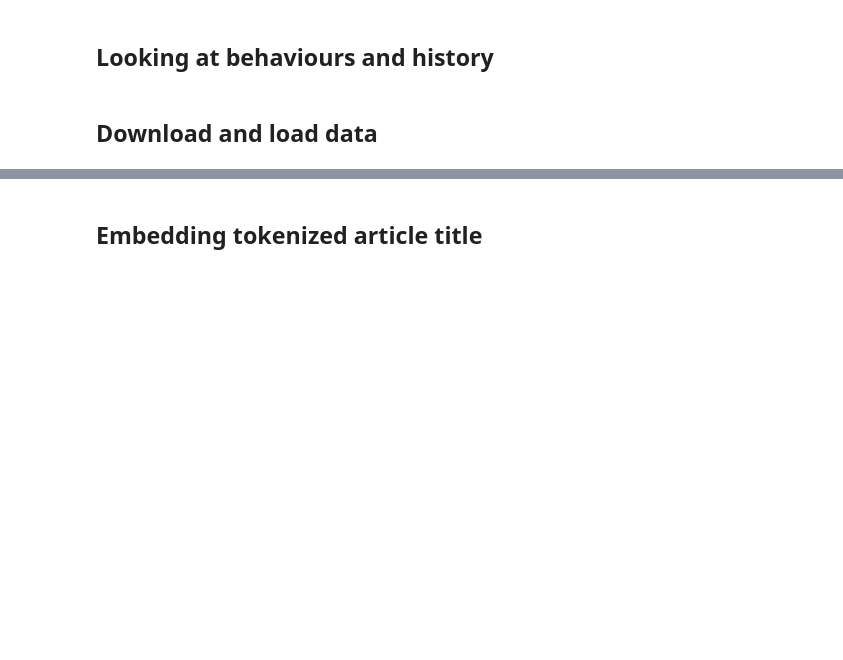
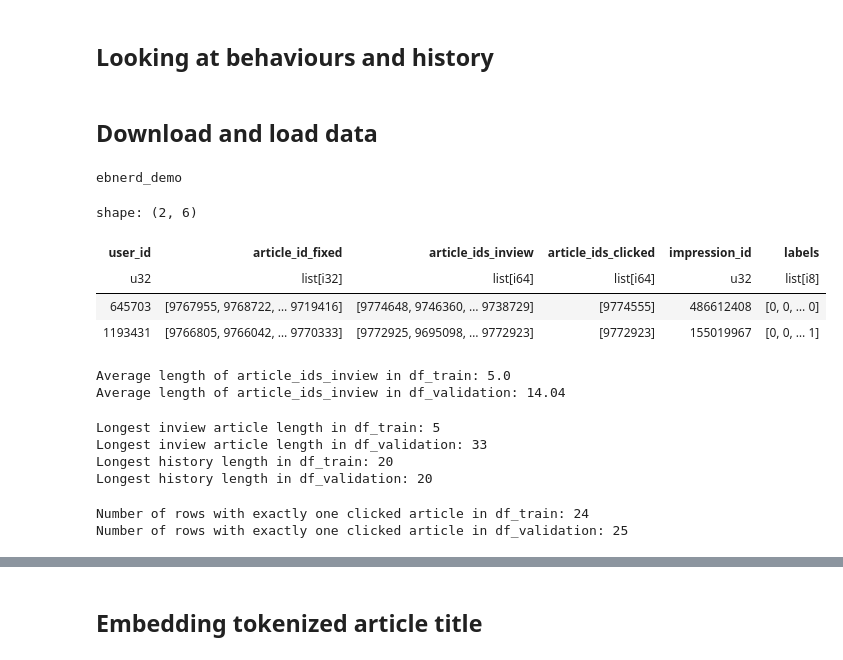
Before and after one commit to Gustavclausen1804/Deeplearning-RecSys-Challenge-2024, a Jupyter notebook: nrms_torch.ipynb, the cells around one changed output, grey strips where cells are left out. Cells and saved outputs as stored; diff of their text form; code cells hidden in the pictures; blank space fills up the shorter version.

```diff
--- a/nrms_torch.ipynb
+++ b/nrms_torch.ipynb
@@ -66,8 +70,10 @@ if torch.cuda.is_available():
 # %% [markdown]
 ## Download and load data
 # %%
-PATH = Path("./ebnerd_small")  # Base path for your data directory
+PATH = Path("./ebnerd_demo")  # Base path for your data directory
 print(PATH)
+# %% [output]
+ebnerd_demo
 # %%
 def ebnerd_from_path(path: Path, history_size: int = 30) -> pl.DataFrame:
     """
@@ -99,34 +105,40 @@ def ebnerd_from_path(path: Path, history_size: int = 30) -> pl.DataFrame:
 COLUMNS = [
     DEFAULT_USER_COL,
     DEFAULT_HISTORY_ARTICLE_ID_COL,
     DEFAULT_INVIEW_ARTICLES_COL,
     DEFAULT_CLICKED_ARTICLES_COL,
     DEFAULT_IMPRESSION_ID_COL,
 ]
 HISTORY_SIZE = 20 # TODO: History size.
-FRACTION = 1
+FRACTION = 0.001
 
 df_train = (
     ebnerd_from_path(PATH.joinpath("train"), history_size=HISTORY_SIZE)
     .select(COLUMNS)
     .pipe(
         sampling_strategy_wu2019,
         npratio=4,
         shuffle=True,
         with_replacement=True,
         seed=123,
     )
     .pipe(create_binary_labels_column)
     .sample(fraction=FRACTION)
 )
 # =>
 df_validation = (
     ebnerd_from_path(PATH.joinpath("validation"), history_size=HISTORY_SIZE)
     .select(COLUMNS)
     .pipe(create_binary_labels_column)
     .sample(fraction=FRACTION)
 )
 df_train.head(2)
+# %% [output]
+shape: (2, 6)
+| user_id | article_id_fixed | article_ids_inview | article_ids_clicked | impression_id | labels |
+| u32 | list[i32] | list[i64] | list[i64] | u32 | list[i8] |
+| 645703 | [9767955, 9768722, … 9719416] | [9774648, 9746360, … 9738729] | [9774555] | 486612408 | [0, 0, … 0] |
+| 1193431 | [9766805, 9766042, … 9770333] | [9772925, 9695098, … 9772923] | [9772923] | 155019967 | [0, 0, … 1] |
 # %%
 def calculate_average_length(df, column):
     total_length = sum(len(row) for row in df[column])
@@ -140,6 +152,9 @@ print(f"Average length of article_ids_inview in df_train: {average_length_inview
 # Calculate average length for df_validation
 average_length_inview_validation = calculate_average_length(df_validation, DEFAULT_INVIEW_ARTICLES_COL)
 print(f"Average length of article_ids_inview in df_validation: {average_length_inview_validation}")
+# %% [output]
+Average length of article_ids_inview in df_train: 5.0
+Average length of article_ids_inview in df_validation: 14.04
 # %%
 # Function to find the maximum length of arrays in a column
 def find_max_length(df, column):
@@ -162,6 +177,11 @@ max_history_length_validation = find_max_length(df_validation, DEFAULT_HISTORY_A
 
 print(f"Longest history length in df_train: {max_history_length_train}")
 print(f"Longest history length in df_validation: {max_history_length_validation}")
+# %% [output]
+Longest inview article length in df_train: 5
+Longest inview article length in df_validation: 33
+Longest history length in df_train: 20
+Longest history length in df_validation: 20
 # %%
 # Function to filter rows with exactly one clicked article
 def filter_rows_with_one_clicked_article(df, clicked_articles_col):
@@ -180,5 +200,8 @@ df_validation = filter_rows_with_one_clicked_article(df_validation, DEFAULT_CLIC
 # Print the results
 print(f"Number of rows with exactly one clicked article in df_train: {df_train.shape[0]}")
 print(f"Number of rows with exactly one clicked article in df_validation: {df_validation.shape[0]}")
+# %% [output]
+Number of rows with exactly one clicked article in df_train: 24
+Number of rows with exactly one clicked article in df_validation: 25
 # %%
 df_validation.head()
```
Also changed, not shown: parts of 29 cells of this notebook, 4 other files.
